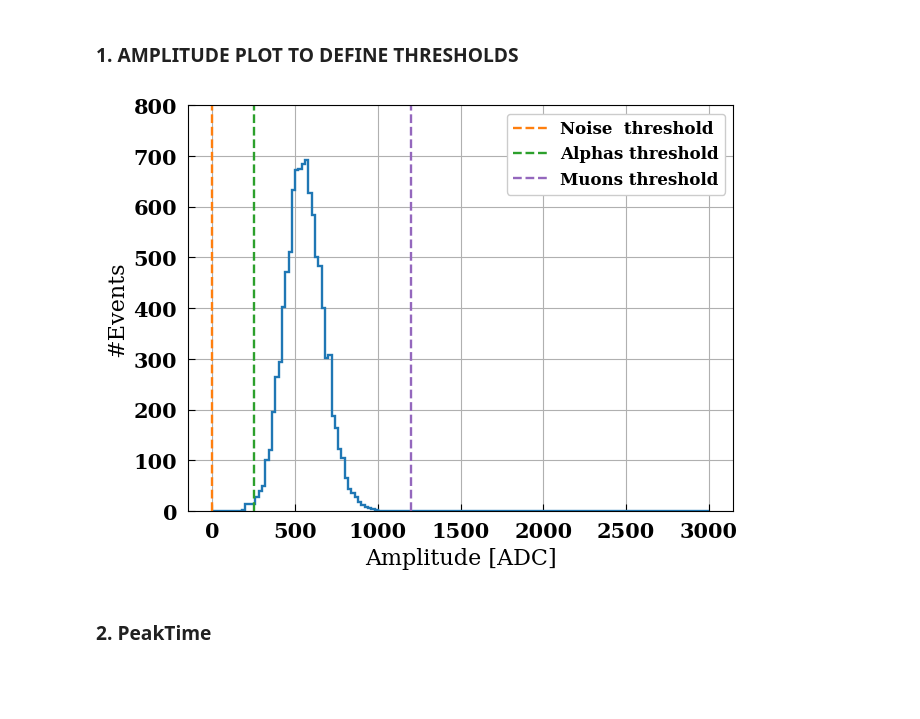
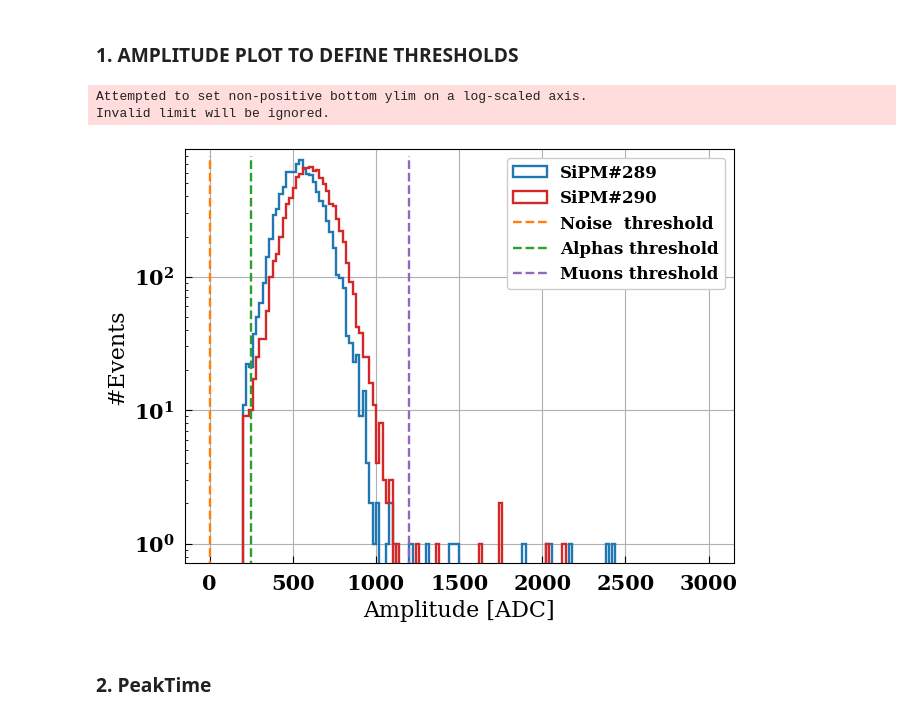
Before and after one commit to CIEMAT-Neutrino/SCINT, a Jupyter notebook: 00TUTORIAL/pruebas_analysis.ipynb, the cells around one changed output. Drawn from its saved outputs; the diff is of its cells as text; code cells hidden in the pictures; blank space fills up the shorter version.

```diff
--- a/00TUTORIAL/pruebas_analysis.ipynb
+++ b/00TUTORIAL/pruebas_analysis.ipynb
@@ -27,9 +29,10 @@ OPT  = {
     "SHOW":        True
     }
 # %%
-INPUT_FILE = "Feb22_2"; OV = 1; PRESET ="ALL"
+INPUT_FILE = "Feb22_2"; OV = 2; PRESET ="ALL"
 info = read_input_file(INPUT_FILE)  # Read input file
 channels = [0,1,6]
+# channels = [6]
 
 #-------------------------------- LOAD RUNS ---------------------------------#
 run_keys = ["CALIB_RUNS","LIGHT_RUNS","ALPHA_RUNS","MUONS_RUNS","NOISE_RUNS"]
@@ -63,25 +66,29 @@ load_npy --> DONE!
 # %%
 channel = 0
 my_runs = runs["ALPHA_RUNS"][runs["ALPHA_RUNS"]["NRun"][0]]
 
 # plt.figure(dpi=200)
-plt.hist(my_runs[channel]["AnaPeakAmp"],bins=150,range=[0,3000],histtype="step",color="C0",linewidth=1.7)
+plt.hist(my_runs[0]["AnaPeakAmp"],bins=150,range=[0,3000],histtype="step",color="C0",linewidth=1.7, label="SiPM#289")
+plt.hist(my_runs[1]["AnaPeakAmp"],bins=150,range=[0,3000],histtype="step",color="C3",linewidth=1.7, label="SiPM#290")
 # plt.hist(my_runs["Alpha"][0]["AnaPeakAmp"],bins=150,range=[0,3000],histtype="step",color="C0",label="SiPM#289")
 # plt.hist(my_runs["Alpha"][1]["AnaPeakAmp"],bins=150,range=[0,3000],histtype="step",label="SiPM#290")
 # plt.hist(my_runs["Alpha"][6]["AnaPeakAmp"],bins=150,range=[0,3000],histtype="step",label="X-ARAPUCA")
 
 plt.vlines(0,   ymin=0,ymax=800,color="C1", linestyles="dashed",linewidth=1.7,label="Noise  threshold")
 plt.vlines(250, ymin=0,ymax=800,color="C2", linestyles="dashed",linewidth=1.7,label="Alphas threshold")
 plt.vlines(1200,ymin=0,ymax=800,color="C4", linestyles="dashed",linewidth=1.7,label="Muons threshold")
 
-plt.ylim([0,800])
+plt.semilogy()
+plt.ylim([0,900])
 plt.grid()
 plt.legend()
 plt.ylabel("#Events")
 plt.xlabel("Amplitude [ADC]")
 plt.show()
 # %% [output]
+Attempted to set non-positive bottom ylim on a log-scaled axis.
+Invalid limit will be ignored.
-[figure, old version]
+[figure, new version]
 # %% [markdown]
 ### 2. PeakTime
 # %%
```
Also changed, not shown: parts of 9 cells of this notebook, 2 other files.
